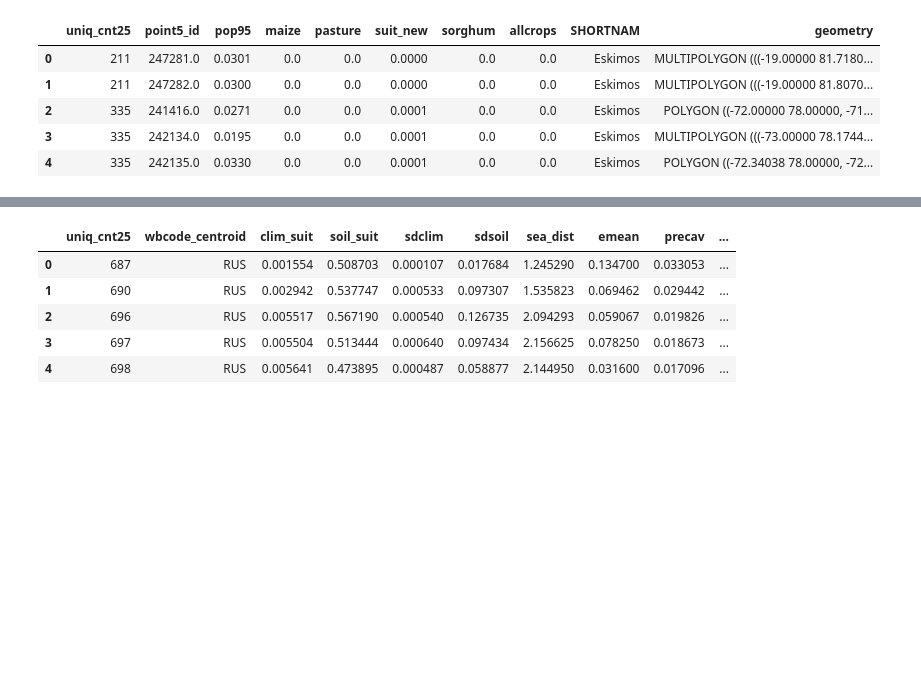
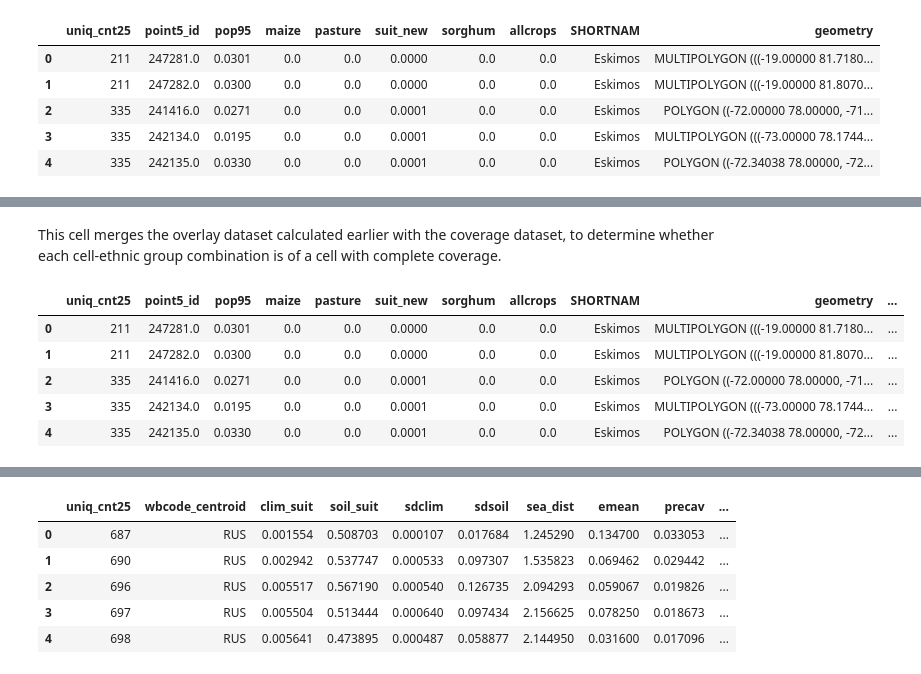
Before and after one commit to andleb/230Afinal, a Jupyter notebook: greg_nmbrlang.ipynb, the cells around one changed output, grey strips where cells are left out. Cells and saved outputs as stored; diff of their text form; code cells hidden in the pictures; blank space fills up the shorter version.

```diff
--- a/greg_nmbrlang.ipynb
+++ b/greg_nmbrlang.ipynb
@@ -161,0 +126,12 @@ areas['count'] = joined.groupby('uniq_cnt25')['SHORTNAM'].nunique()
+# %% [markdown]
+This cell merges the overlay dataset calculated earlier with the coverage dataset, to determine whether each cell-ethnic group combination is of a cell with complete coverage.
+# %%
+joinedCoverage = joined.merge(areasCell, left_on = 'point5_id', right_index = True)
+joinedCoverage.head()
+# %% [output]
+|  | uniq_cnt25 | point5_id | pop95 | maize | pasture | suit_new | sorghum | allcrops | SHORTNAM | geometry | ... |
+| 0 | 211 | 247281.0 | 0.0301 | 0.0 | 0.0 | 0.0000 | 0.0 | 0.0 | Eskimos | MULTIPOLYGON (((-19.00000 81.7180... | ... |
+| 1 | 211 | 247282.0 | 0.0300 | 0.0 | 0.0 | 0.0000 | 0.0 | 0.0 | Eskimos | MULTIPOLYGON (((-19.00000 81.8070... | ... |
+| 2 | 335 | 241416.0 | 0.0271 | 0.0 | 0.0 | 0.0001 | 0.0 | 0.0 | Eskimos | POLYGON ((-72.00000 78.00000, -71... | ... |
+| 3 | 335 | 242134.0 | 0.0195 | 0.0 | 0.0 | 0.0001 | 0.0 | 0.0 | Eskimos | MULTIPOLYGON (((-73.00000 78.1744... | ... |
+| 4 | 335 | 242135.0 | 0.0330 | 0.0 | 0.0 | 0.0001 | 0.0 | 0.0 | Eskimos | POLYGON ((-72.34038 78.00000, -72... | ... |
```
Also changed, not shown: parts of 22 cells of this notebook, 1 other file.
